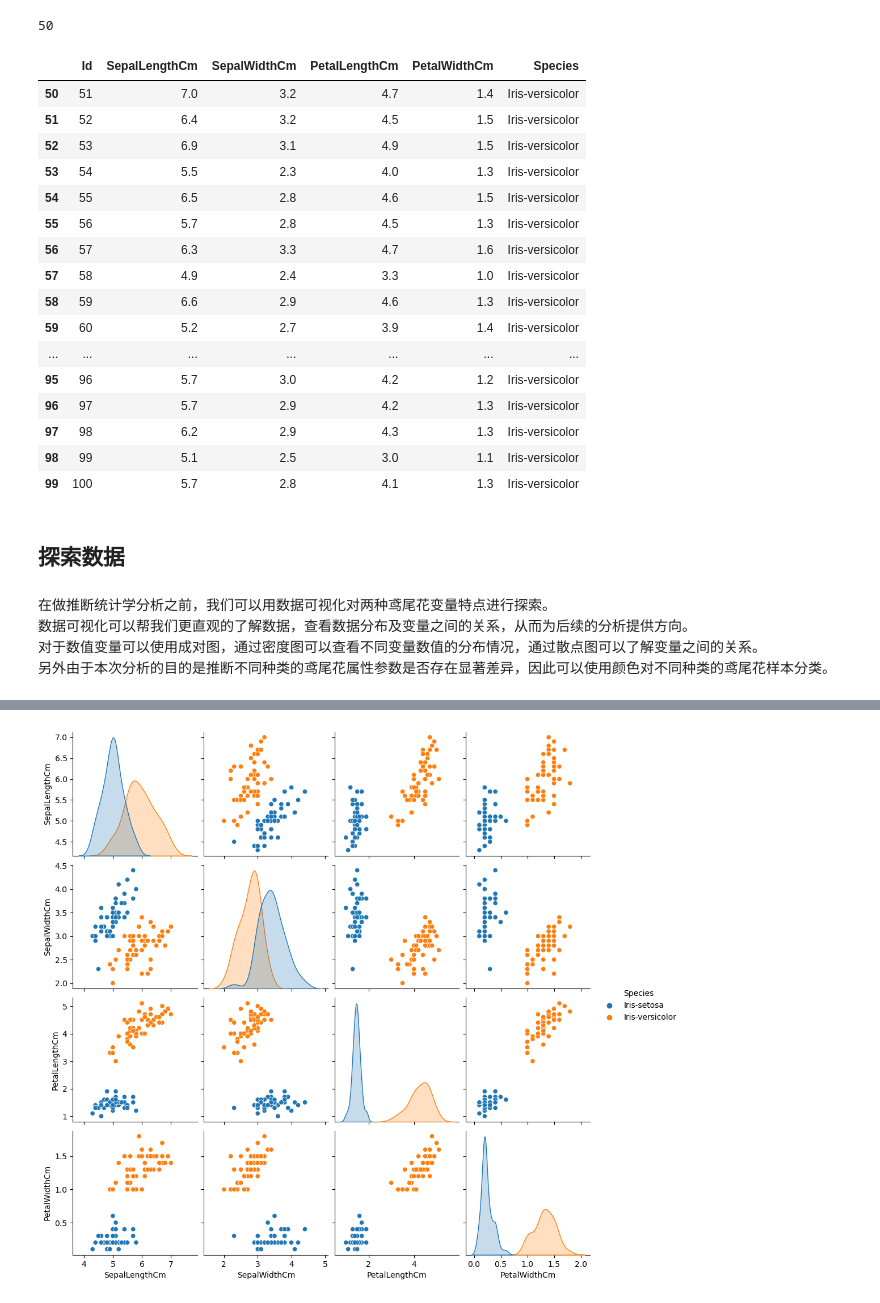
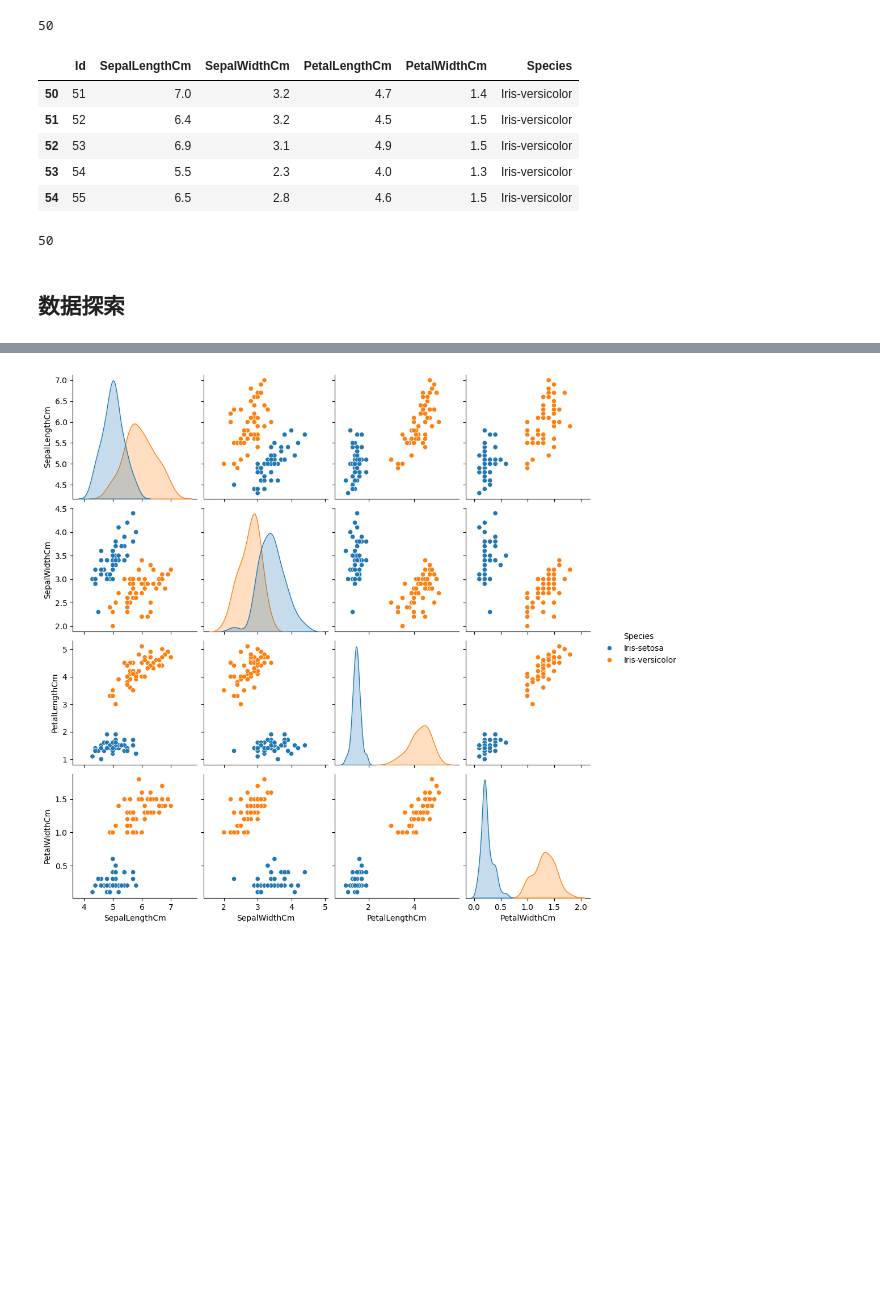
Before and after one commit to whywesson/Python-Data-Analysis, a Jupyter notebook: 02 项目实战 _ 分析鸢尾花种类数据.ipynb, the cells around one changed output, grey strips where cells are left out. Saved outputs shown, nothing was run; the diff lists cells and outputs as text; code cells hidden in the pictures; blank space fills up the shorter version.

```diff
--- a/02 项目实战 _ 分析鸢尾花种类数据.ipynb
+++ b/02 项目实战 _ 分析鸢尾花种类数据.ipynb
@@ -114,0 +28,3 @@ Name: Id, Length: 100, dtype: object
+# %%
+original_data = pd.read_csv('Iris.csv')
+original_data.sample(10)
@@ -114,0 +47,2 @@ Name: Id, Length: 100, dtype: object
+# %%
+cleaned_data = original_data.copy()
@@ -114,0 +93,2 @@ Name: Id, Length: 100, dtype: object
+# %%
+cleaned_data['Id'] = cleaned_data['Id'].astype(str)
@@ -139,3 +145,2 @@ Name: Species, dtype: int64
 # %%
-cleaned_iris['Species'] = cleaned_iris['Species'].astype('category')
-cleaned_iris['Species']
+cleaned_data['Species'] = cleaned_data['Species'].astype('category')
@@ -202,30 +197,18 @@ len(iris_setosa)
 # %% [output]
 50
 # %%
-iris_versicolor = cleaned_iris.query('Species == "Iris-versicolor"')
-iris_versicolor
+iris_versicolor = cleaned_data.query('Species == "Iris-versicolor"')
+iris_versicolor.head()
 # %% [output]
 |  | Id | SepalLengthCm | SepalWidthCm | PetalLengthCm | PetalWidthCm | Species |
 | 50 | 51 | 7.0 | 3.2 | 4.7 | 1.4 | Iris-versicolor |
 | 51 | 52 | 6.4 | 3.2 | 4.5 | 1.5 | Iris-versicolor |
 | 52 | 53 | 6.9 | 3.1 | 4.9 | 1.5 | Iris-versicolor |
 | 53 | 54 | 5.5 | 2.3 | 4.0 | 1.3 | Iris-versicolor |
 | 54 | 55 | 6.5 | 2.8 | 4.6 | 1.5 | Iris-versicolor |
-| 55 | 56 | 5.7 | 2.8 | 4.5 | 1.3 | Iris-versicolor |
-| 56 | 57 | 6.3 | 3.3 | 4.7 | 1.6 | Iris-versicolor |
-| 57 | 58 | 4.9 | 2.4 | 3.3 | 1.0 | Iris-versicolor |
-| 58 | 59 | 6.6 | 2.9 | 4.6 | 1.3 | Iris-versicolor |
-| 59 | 60 | 5.2 | 2.7 | 3.9 | 1.4 | Iris-versicolor |
-| ... | ... | ... | ... | ... | ... | ... |
-| 95 | 96 | 5.7 | 3.0 | 4.2 | 1.2 | Iris-versicolor |
-| 96 | 97 | 5.7 | 2.9 | 4.2 | 1.3 | Iris-versicolor |
-| 97 | 98 | 6.2 | 2.9 | 4.3 | 1.3 | Iris-versicolor |
-| 98 | 99 | 5.1 | 2.5 | 3.0 | 1.1 | Iris-versicolor |
-| 99 | 100 | 5.7 | 2.8 | 4.1 | 1.3 | Iris-versicolor |
+# %%
+len(iris_versicolor)
+# %% [output]
+50
 # %% [markdown]
-## 探索数据
+## 数据探索
-# %% [markdown]
-在做推断统计学分析之前，我们可以用数据可视化对两种鸢尾花变量特点进行探索。
-数据可视化可以帮我们更直观的了解数据，查看数据分布及变量之间的关系，从而为后续的分析提供方向。
-对于数值变量可以使用成对图，通过密度图可以查看不同变量数值的分布情况，通过散点图可以了解变量之间的关系。
-另外由于本次分析的目的是推断不同种类的鸢尾花属性参数是否存在显著差异，因此可以使用颜色对不同种类的鸢尾花样本分类。
```
Also changed, not shown: parts of 137 cells of this notebook.
